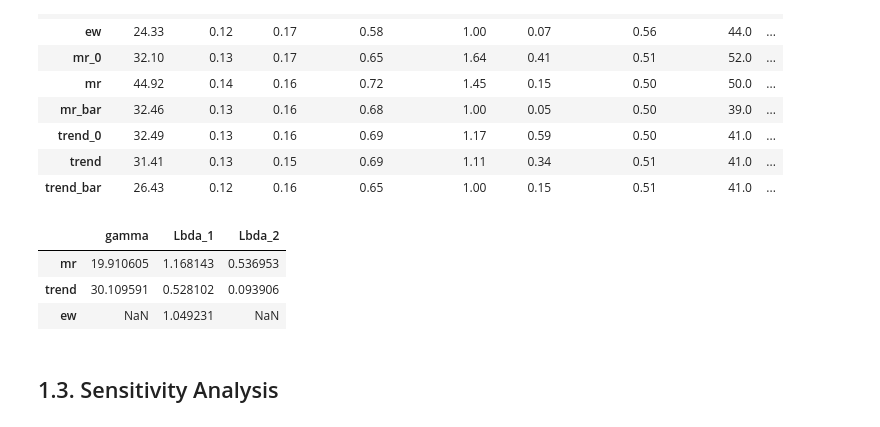
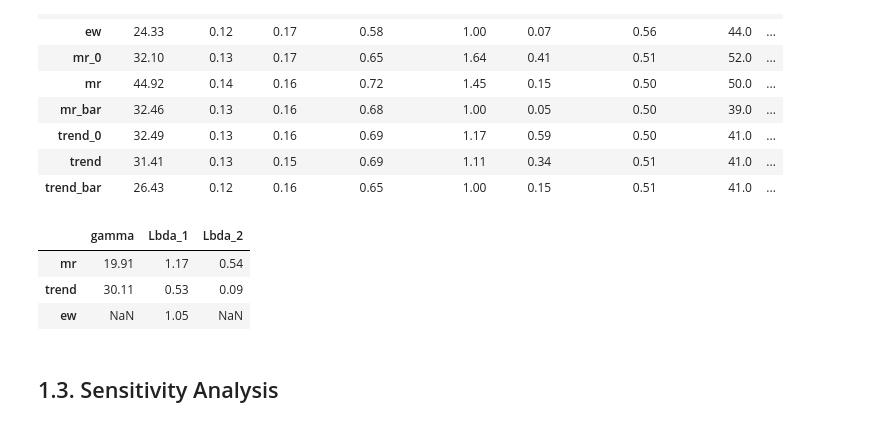
Before and after one commit to brianceco/apm-in-cem, a Jupyter notebook: notebooks/3_backtest.ipynb, the cells around one changed output. Cells and saved outputs as stored; diff of their text form; code cells hidden in the pictures.

```diff
--- a/notebooks/3_backtest.ipynb
+++ b/notebooks/3_backtest.ipynb
@@ -205,17 +209,17 @@ lbda_ports.summary_stats.round(2).T
 # %%
 # Calibrated model parameters
 params = {
     "gamma": lbda_ports.gamma_dict,
     "Lbda_1": lbda_ports.Lbda_1_dict,
     "Lbda_2": lbda_ports.Lbda_2_dict,
 }
 params = pd.DataFrame(params)
-params
+params.round(2)
 # %% [output]
 |  | gamma | Lbda_1 | Lbda_2 |
-| mr | 19.910605 | 1.168143 | 0.536953 |
-| trend | 30.109591 | 0.528102 | 0.093906 |
-| ew | NaN | 1.049231 | NaN |
+| mr | 19.91 | 1.17 | 0.54 |
+| trend | 30.11 | 0.53 | 0.09 |
+| ew | NaN | 1.05 | NaN |
 # %% [markdown]
 ## 1.3. Sensitivity Analysis
 # %%
```
Also changed, not shown: parts of 3 cells of this notebook, 2 other files.
